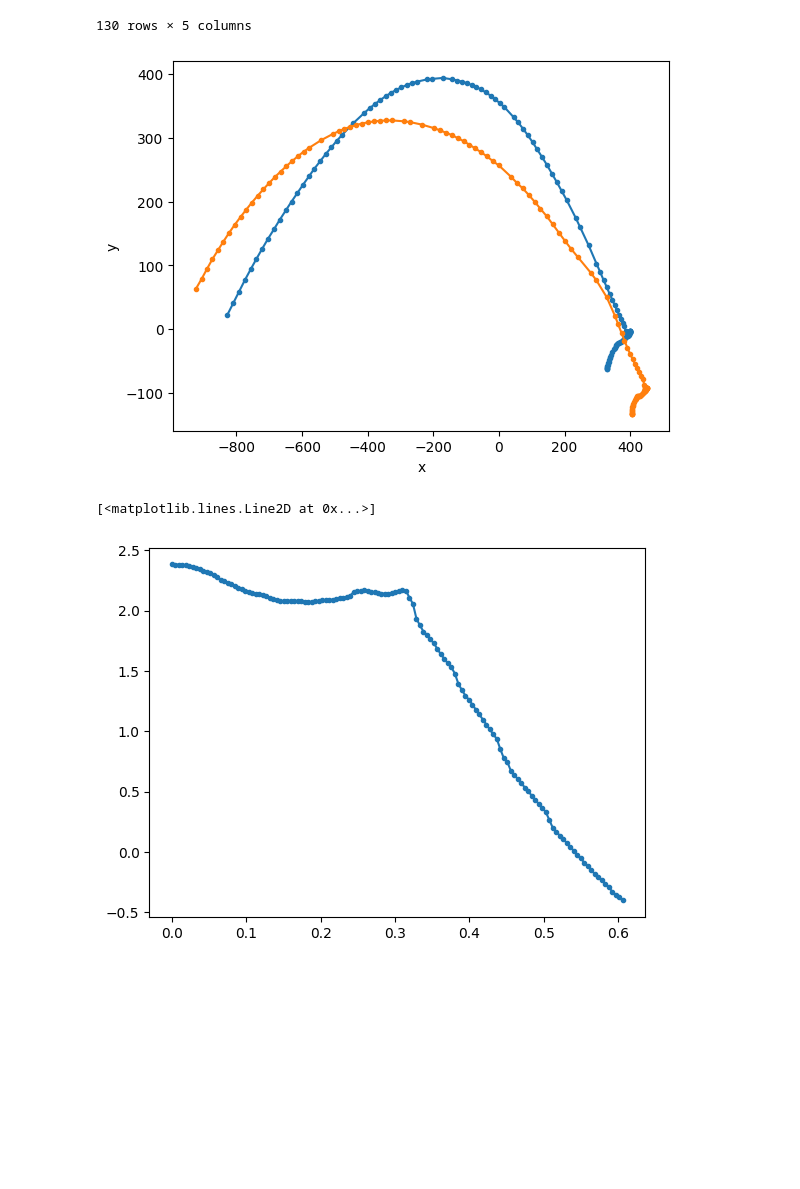
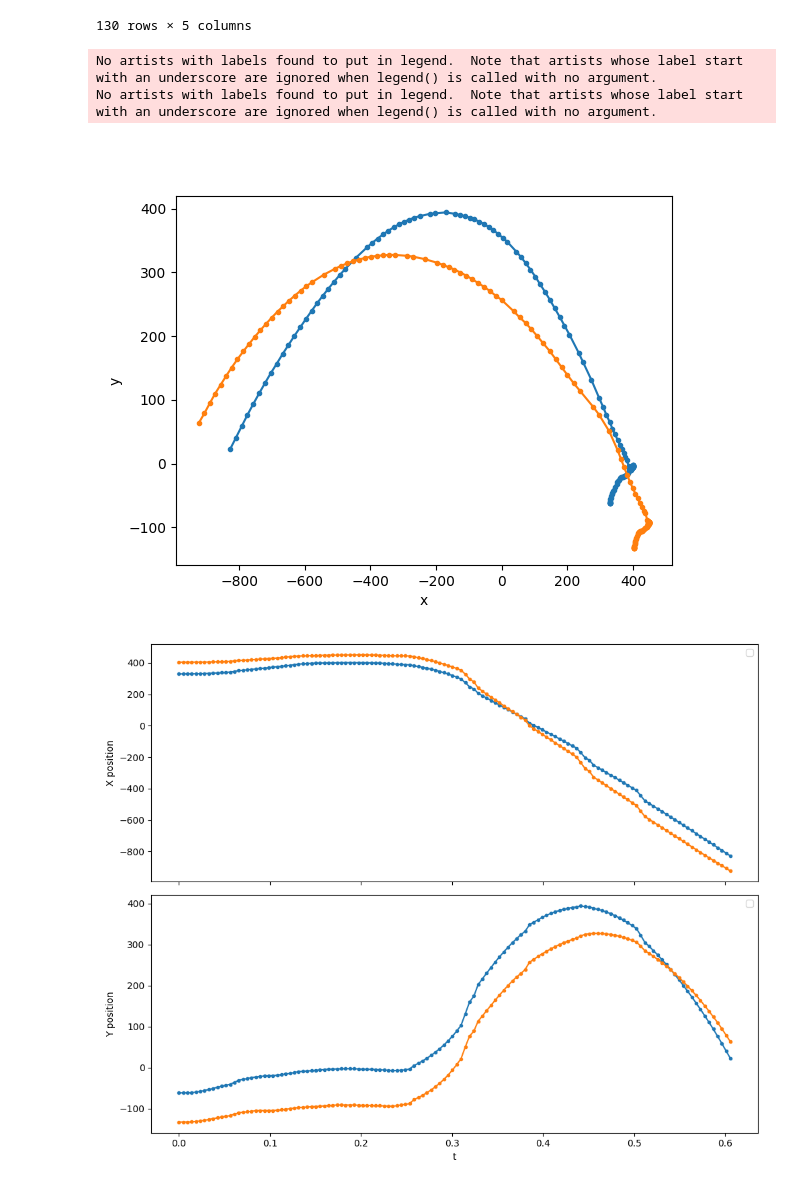
Before and after one commit to NovelMobileRobotsLab/pinto-squirrel, a Jupyter notebook: ICRA25/tracker_data/trackertest.ipynb, the cells around one changed output. Drawn from its saved outputs; the diff is of its cells as text; code cells hidden in the pictures; blank space fills up the shorter version.

Commit message:
more tracking graphs

```diff
--- a/ICRA25/tracker_data/trackertest.ipynb
+++ b/ICRA25/tracker_data/trackertest.ipynb
@@ -19,17 +20,68 @@ df
 | 128 | 0.601137 | -809.6449 | 40.46543 | -906.0766 | 78.62682 |
 | 129 | 0.605833 | -827.8168 | 22.15859 | -923.6856 | 62.93029 |
 130 rows × 5 columns
-# %%
-plt.figure()
-plt.plot(df['Ax'], df['Ay'], marker='.')
-plt.plot(df['Bx'], df['By'], marker='.')
-plt.xlabel('x')
-plt.ylabel('y')
-plt.show()
-
-plt.figure()
-plt.plot(df['t'], np.arctan2(df['Ay']-df['By'], df['Ax']-df['Bx']), marker='.')
-# %% [output]
-[figure, removed]
-[<matplotlib.lines.Line2D at 0x...>]
-[figure, removed]
+# %%
+plt.figure()
+plt.plot(df['Ax'], df['Ay'], marker='.')
+plt.plot(df['Bx'], df['By'], marker='.')
+plt.xlabel('x')
+plt.ylabel('y')
+
+
+from scipy import signal
+
+def butterworth_filter(data, cutoff, fs, order=5):
+    nyq = 0.5 * fs
+    normal_cutoff = cutoff / nyq
+    b, a = signal.butter(order, normal_cutoff, btype='low', analog=False)
+    filtered_data = signal.filtfilt(b, a, data)
+    return filtered_data
+
+# Estimate sampling frequency
+fs = 1 / (df['t'].iloc[1] - df['t'].iloc[0])
+
+# Apply Butterworth filter to Ax, Bx, Ay, By
+cutoff = 10  # Adjust this value based on your needs
+df['Ax_filtered'] = butterworth_filter(df['Ax'], cutoff, fs)
+df['Bx_filtered'] = butterworth_filter(df['Bx'], cutoff, fs)
+df['Ay_filtered'] = butterworth_filter(df['Ay'], cutoff, fs)
+df['By_filtered'] = butterworth_filter(df['By'], cutoff, fs)
+
+# # Apply low-pass filter
+# def low_pass_filter(data, alpha=0.5):
+#     filtered = [data[0]]
+#     for i in range(1, len(data)):
+#         filtered.append(alpha * data[i] + (1 - alpha) * filtered[i-1])
+#     return filtered
+
+# # Apply low-pass filter to Ax, Bx, Ay, By
+# df['Ax_filtered'] = low_pass_filter(df['Ax'])
+# df['Bx_filtered'] = low_pass_filter(df['Bx'])
+# df['Ay_filtered'] = low_pass_filter(df['Ay'])
+# df['By_filtered'] = low_pass_filter(df['By'])
+
+# Plot low-pass filtered versions
+fig, axs = plt.subplots(2, 1, figsize=(10, 8), sharex=True)
+axs[0].plot(df['t'], df['Ax'], marker='.')
+axs[0].plot(df['t'], df['Bx'], marker='.')
+axs[1].plot(df['t'], df['Ay'], marker='.')
+axs[1].plot(df['t'], df['By'], marker='.')
+plt.xlabel('t')
+
+# axs[0].plot(df['t'], df['Ax_filtered'], label='Ax (filtered)')
+# axs[0].plot(df['t'], df['Bx_filtered'], label='Bx (filtered)')
+axs[0].set_ylabel('X position')
+axs[0].legend()
+
+# axs[1].plot(df['t'], df['Ay_filtered'], label='Ay (filtered)')
+# axs[1].plot(df['t'], df['By_filtered'], label='By (filtered)')
+axs[1].set_ylabel('Y position')
+axs[1].legend()
+
+axs[1].set_xlabel('t')
+plt.tight_layout()
+# %% [output]
+No artists with labels found to put in legend.  Note that artists whose label start with an underscore are ignored when legend() is called with no argument.
+No artists with labels found to put in legend.  Note that artists whose label start with an underscore are ignored when legend() is called with no argument.
+[figure, added]
+[figure, added]
```
Also changed, not shown: parts of 3 cells of this notebook.
